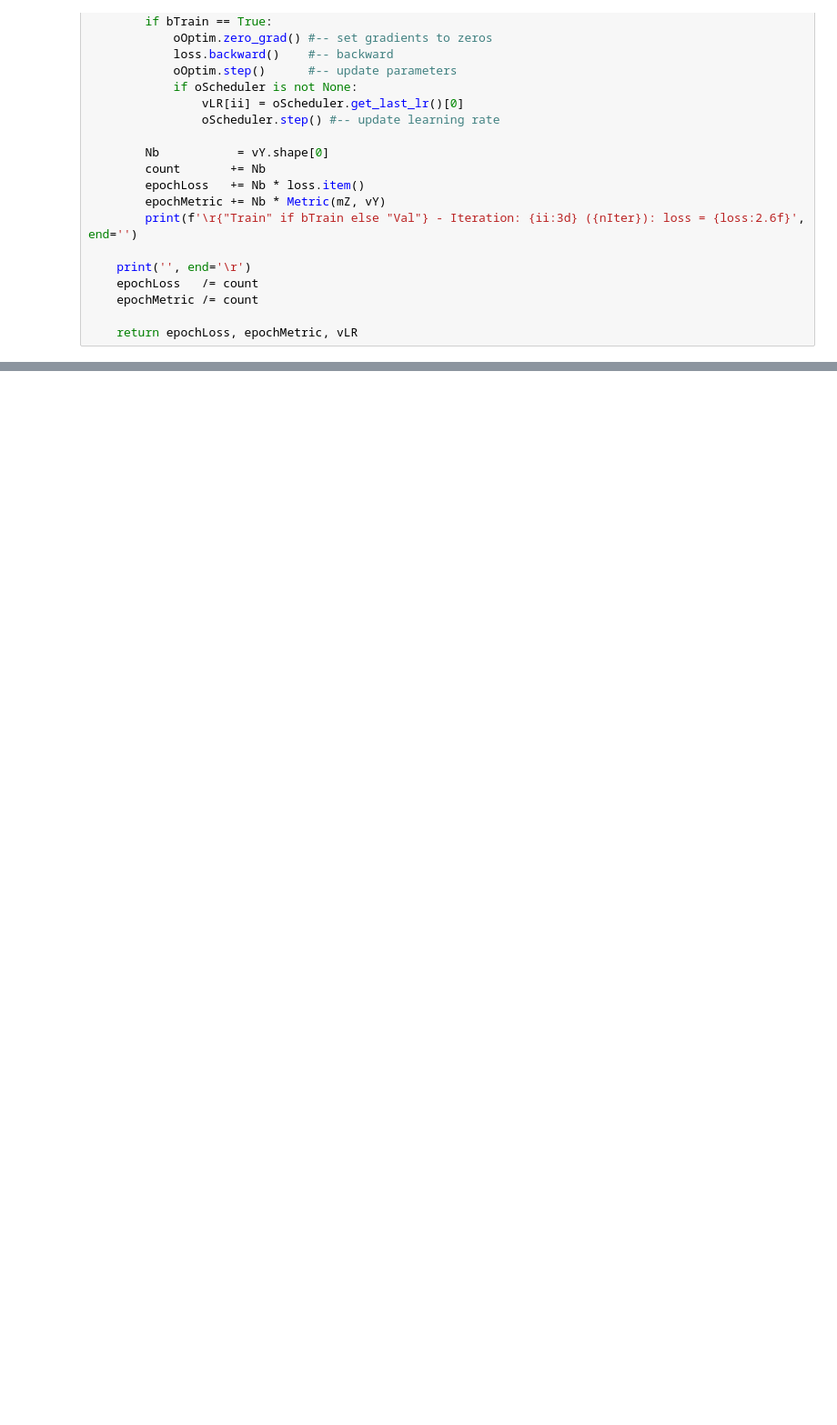
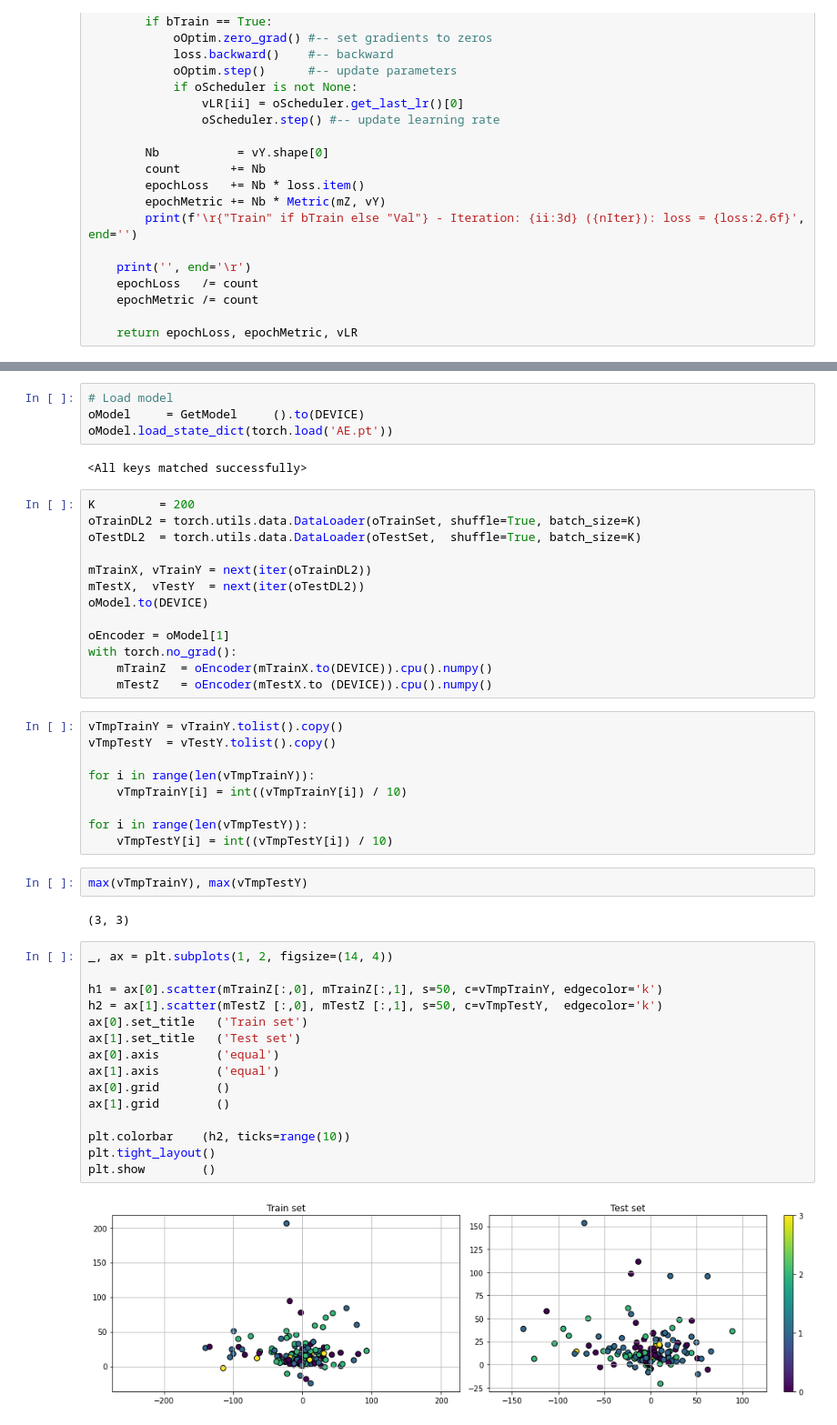
Before and after one commit to amitliron/My_AI_Exercises, a Jupyter notebook: Age prediction/AgePrediction.ipynb, the cells around one changed output, grey strips where cells are left out. Shown at 91% size. Drawn from its saved outputs; the diff is of its cells as text; blank space fills up the shorter version.

```diff
--- a/Age prediction/AgePrediction.ipynb
+++ b/Age prediction/AgePrediction.ipynb
@@ -240,0 +474,49 @@ KeyboardInterrupt:
+# %%
+# Load model
+oModel     = GetModel     ().to(DEVICE)
+oModel.load_state_dict(torch.load('AE.pt'))
+# %% [output]
+<All keys matched successfully>
+# %%
+K         = 200
+oTrainDL2 = torch.utils.data.DataLoader(oTrainSet, shuffle=True, batch_size=K)
+oTestDL2  = torch.utils.data.DataLoader(oTestSet,  shuffle=True, batch_size=K)
+
+mTrainX, vTrainY = next(iter(oTrainDL2))
+mTestX,  vTestY  = next(iter(oTestDL2))
+oModel.to(DEVICE)
+
+oEncoder = oModel[1]
+with torch.no_grad():
+    mTrainZ  = oEncoder(mTrainX.to(DEVICE)).cpu().numpy()
+    mTestZ   = oEncoder(mTestX.to (DEVICE)).cpu().numpy()
+# %%
+vTmpTrainY = vTrainY.tolist().copy()
+vTmpTestY  = vTestY.tolist().copy()
+
+for i in range(len(vTmpTrainY)):
+    vTmpTrainY[i] = int((vTmpTrainY[i]) / 10)
+
+for i in range(len(vTmpTestY)):
+    vTmpTestY[i] = int((vTmpTestY[i]) / 10)
+# %%
+max(vTmpTrainY), max(vTmpTestY)
+# %% [output]
+(3, 3)
+# %%
+_, ax = plt.subplots(1, 2, figsize=(14, 4))
+
+h1 = ax[0].scatter(mTrainZ[:,0], mTrainZ[:,1], s=50, c=vTmpTrainY, edgecolor='k')
+h2 = ax[1].scatter(mTestZ [:,0], mTestZ [:,1], s=50, c=vTmpTestY,  edgecolor='k')
+ax[0].set_title   ('Train set')
+ax[1].set_title   ('Test set')
+ax[0].axis        ('equal')
+ax[1].axis        ('equal')
+ax[0].grid        ()
+ax[1].grid        ()
+
+plt.colorbar    (h2, ticks=range(10))
+plt.tight_layout()
+plt.show        ()
+# %% [output]
+[figure, added]
```
Also changed, not shown: parts of 24 cells of this notebook, 1 other file.
